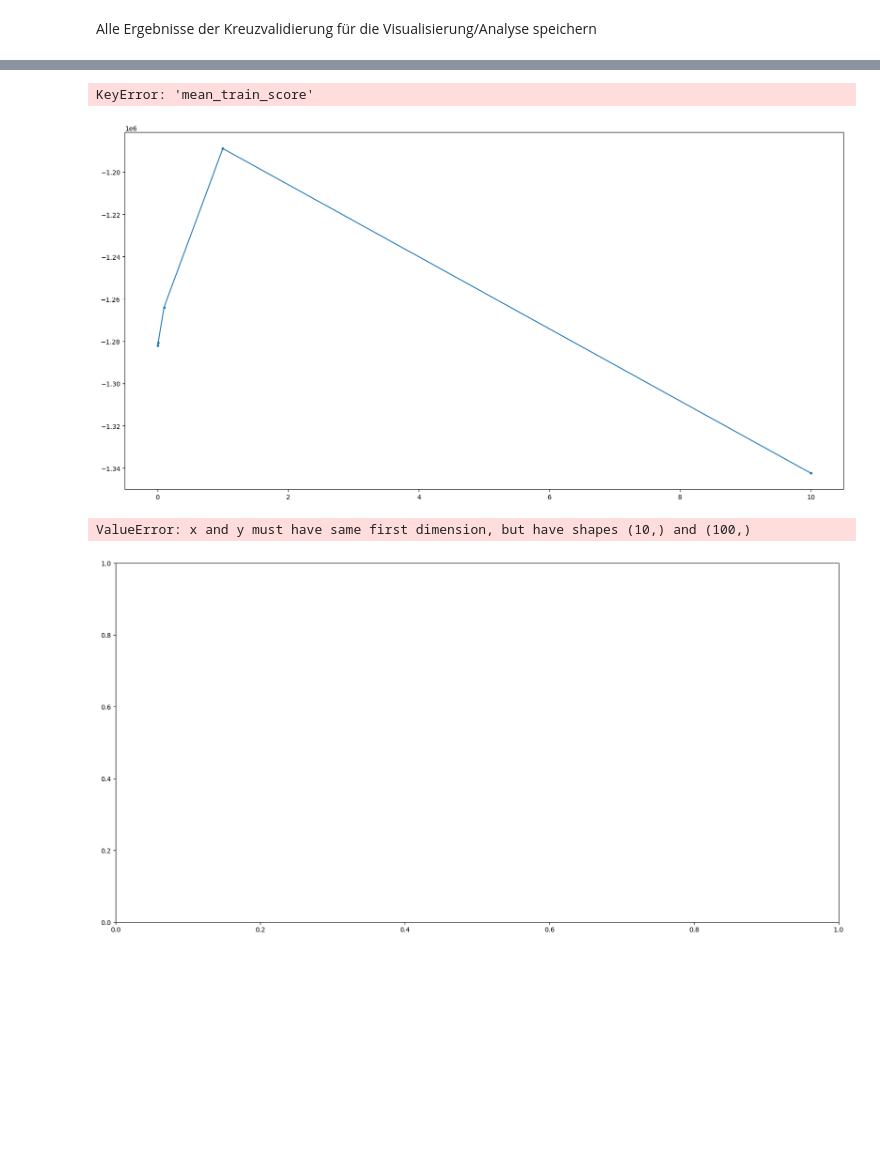
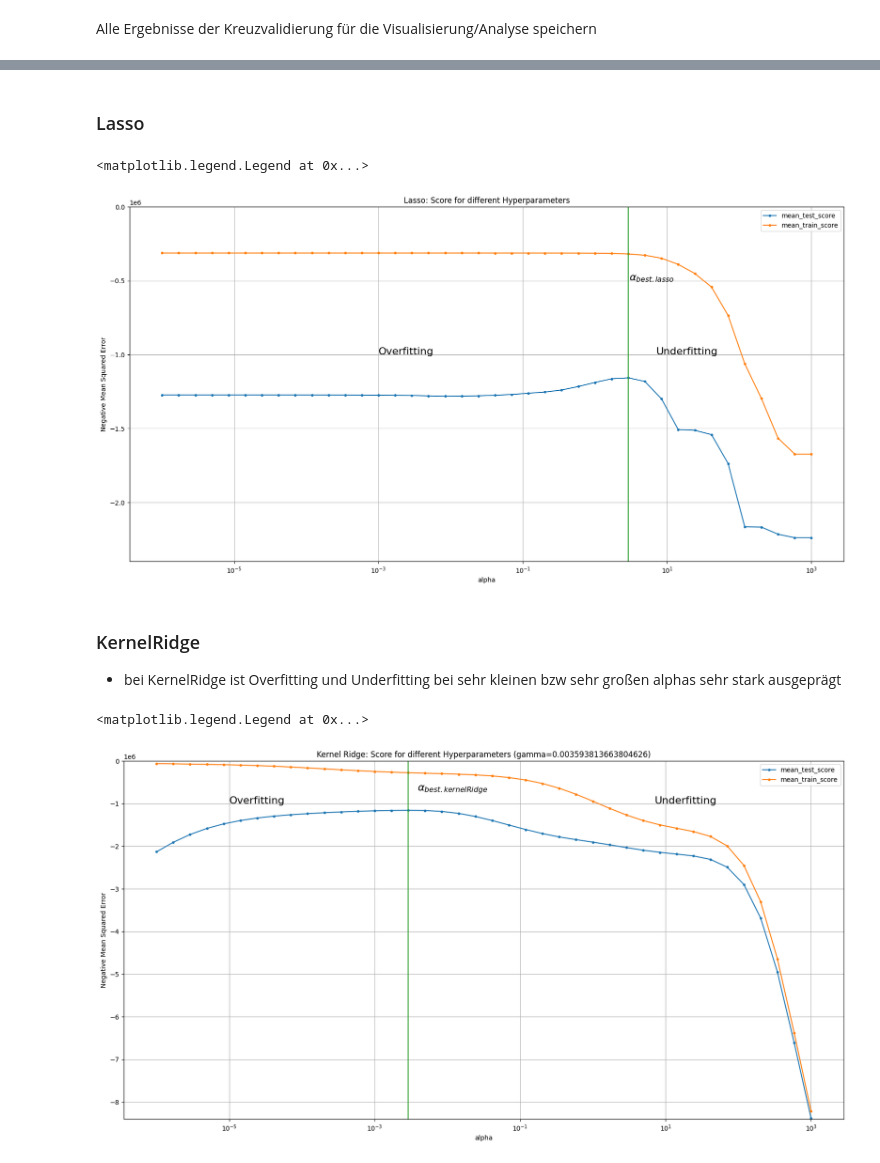
Before and after one commit to finklu/EML, a Jupyter notebook: Fink_UE2_Results.ipynb, the cells around one changed output, grey strips where cells are left out. Cells and saved outputs as stored; diff of their text form; code cells hidden in the pictures; blank space fills up the shorter version.

```diff
--- a/Fink_UE2_Results.ipynb
+++ b/Fink_UE2_Results.ipynb
@@ -63,6 +74,5 @@ Es wird das Ridge Regressions Modell initialisiert. Es wird ein Suchgitter für
 # %%
 ridge_model = Ridge()
-ridge_param_grid = {'alpha':[0, 1e-6, 1e-5, 0.0001, 0.001 ,0.01, 0.1, 1, 10, 100]}
-ridge_search_cv = GridSearchCV(ridge_model, ridge_param_grid, cv = 5, verbose = 3,scoring = 'neg_mean_squared_error', return_train_score= True)
+ridge_search_cv = GridSearchCV(ridge_model, param_grid, cv = 5, verbose = 3,scoring = 'neg_mean_squared_error', return_train_score= True)
 ridge_search_cv.fit(X_train_final, y_train)
 # %% [output]
@@ -91,8 +109,7 @@ GridSearchCV(cv=5, estimator=Ridge(),
 # %% [markdown]
 ### Lineares Modell: Methode -> Lasso
 # %%
-lasso_model = Lasso(max_iter=50000)
-lasso_param_grid = {'alpha': [0.001, 0.01, 0.1, 1, 10]}
-lasso_search = GridSearchCV(lasso_model, lasso_param_grid, cv=5, scoring='neg_mean_squared_error', verbose=2)
-lasso_search.fit(X_train_final, y_train)
+lasso_model = Lasso()
+lasso_search_cv = GridSearchCV(lasso_model, param_grid, cv=5,  verbose=2, scoring='neg_mean_squared_error', return_train_score= True)
+lasso_search_cv.fit(X_train_final, y_train)
 # %% [output]
@@ -121,9 +201,5 @@ GridSearchCV(cv=5, estimator=Lasso(max_iter=50000),
 # %%
 kernelRidge_model = KernelRidge(kernel='rbf')
-kernelRidge_param_grid = {
-    'alpha': [0, 1e-6, 1e-5, 0.0001, 0.001 ,0.01, 0.1, 1, 10, 100],
-    'gamma': [0, 1e-6, 1e-5, 0.0001, 0.001 ,0.01, 0.1, 1, 10, 100]
-}
-kernelRidge_search = GridSearchCV(kernelRidge_model, kernelRidge_param_grid, cv=5, scoring='neg_mean_squared_error', verbose=2)
-kernelRidge_search.fit(X_train_final, y_train)
+kernelRidge_search_cv = GridSearchCV(kernelRidge_model, kernelRidge_param_grid, cv=5, verbose=2, scoring='neg_mean_squared_error',return_train_score= True)
+kernelRidge_search_cv.fit(X_train_final, y_train)
 # %% [output]
@@ -198,7 +249,7 @@ kernelRidge_search.best_params_
 Alle Ergebnisse der Kreuzvalidierung für die Visualisierung/Analyse speichern
 # %%
 ridge_cv_results = pd.DataFrame(ridge_search_cv.cv_results_)
-lasso_cv_results = pd.DataFrame(lasso_search.cv_results_)
-kernelRidge_cv_results = pd.DataFrame(kernelRidge_search.cv_results_)
+lasso_cv_results = pd.DataFrame(lasso_search_cv.cv_results_)
+kernelRidge_cv_results = pd.DataFrame(kernelRidge_search_cv.cv_results_)
 # %% [markdown]
 ## 2) Grafische Darstellung, Over und Underfitting
@@ -215,22 +282,52 @@ ax.grid()
+# %% [markdown]
+### Lasso
 # %%
-fig, ax = plt.subplots(1, figsize = (20,10))
-ax.plot(lasso_param_grid['alpha'], lasso_cv_results['mean_test_score'], marker = '.')
-ax.plot(lasso_param_grid['alpha'], lasso_cv_results['mean_train_score'], marker = '.')
+fig, ax = plt.subplots(1, figsize=(20, 10))
+ax.plot(param_grid['alpha'], lasso_cv_results['mean_test_score'], marker='.', label='mean_test_score')
+ax.plot(param_grid['alpha'], lasso_cv_results['mean_train_score'], marker='.', label='mean_train_score')
 
-ax.set_ylim(-2e6, 0)
+lasso_alpha = lasso_search_cv.best_params_['alpha']
+ax.plot([lasso_alpha, lasso_alpha],[-2.4e6, 0], ls = '-')
+ax.text(lasso_alpha+0.1, -0.5e6, r'$\alpha_{best.lasso}$', fontsize=16, color='black')
+
+ax.text(7, -1e6, 'Underfitting', fontsize=16, color='black')
+ax.text(1e-3, -1e6, 'Overfitting', fontsize=16, color='black')
+
+ax.set_ylim(-2.4e6, 0)
 ax.set_xscale('log')
+ax.set_title('Lasso: Score for different Hyperparameters')
+ax.set_xlabel('alpha')
+ax.set_ylabel('Negative Mean Squared Error')
 ax.grid()
+ax.legend()
 # %% [output]
-KeyError: 'mean_train_score'
+<matplotlib.legend.Legend at 0x...>
-[figure, old version]
+[figure, new version]
+# %% [markdown]
+### KernelRidge
+* bei KernelRidge ist Overfitting und Underfitting bei sehr kleinen bzw sehr großen alphas sehr stark ausgeprägt
 # %%
-fig, ax = plt.subplots(1, figsize = (20,10))
-ax.plot(kernelRidge_param_grid['alpha'], kernelRidge_cv_results['mean_test_score'], marker = '.')
-ax.plot(kernelRidge_param_grid['alpha'], kernelRidge_cv_results['mean_train_score'], marker = '.')
+best_gamma = kernelRidge_search_cv.best_params_['gamma']    # es wird das beste gamma genommen
+kernelRidge_cv_results = kernelRidge_cv_results[kernelRidge_cv_results['param_gamma'] == best_gamma]
 
-ax.set_ylim(-2e6, 0)
+fig, ax = plt.subplots(1, figsize=(20, 10))
+ax.plot(kernelRidge_param_grid['alpha'], kernelRidge_cv_results['mean_test_score'], marker='.', label='mean_test_score')
+ax.plot(kernelRidge_param_grid['alpha'], kernelRidge_cv_results['mean_train_score'], marker='.', label='mean_train_score')
+
+kernelRidge_alpha = kernelRidge_search_cv.best_params_['alpha']
+ax.plot([kernelRidge_alpha, kernelRidge_alpha],[-8.4e6, 0], ls = '-')
+ax.text(kernelRidge_alpha+0.001, -0.7e6, r'$\alpha_{best.kernelRidge}$', fontsize=16, color='black')
+
+ax.text(7, -1e6, 'Underfitting', fontsize=16, color='black')
+ax.text(1e-5, -1e6, 'Overfitting', fontsize=16, color='black')
+
 ax.set_xscale('log')
+ax.set_ylim(-8.4e6, 0)
+ax.set_title(f"Kernel Ridge: Score for different Hyperparameters (gamma={best_gamma})")
+ax.set_xlabel("alpha")
+ax.set_ylabel("Negative Mean Squared Error")
 ax.grid()
+ax.legend()
 # %% [output]
-ValueError: x and y must have same first dimension, but have shapes (10,) and (100,)
+<matplotlib.legend.Legend at 0x...>
-[figure, old version]
+[figure, new version]
```
Also changed, not shown: parts of 33 cells of this notebook.
